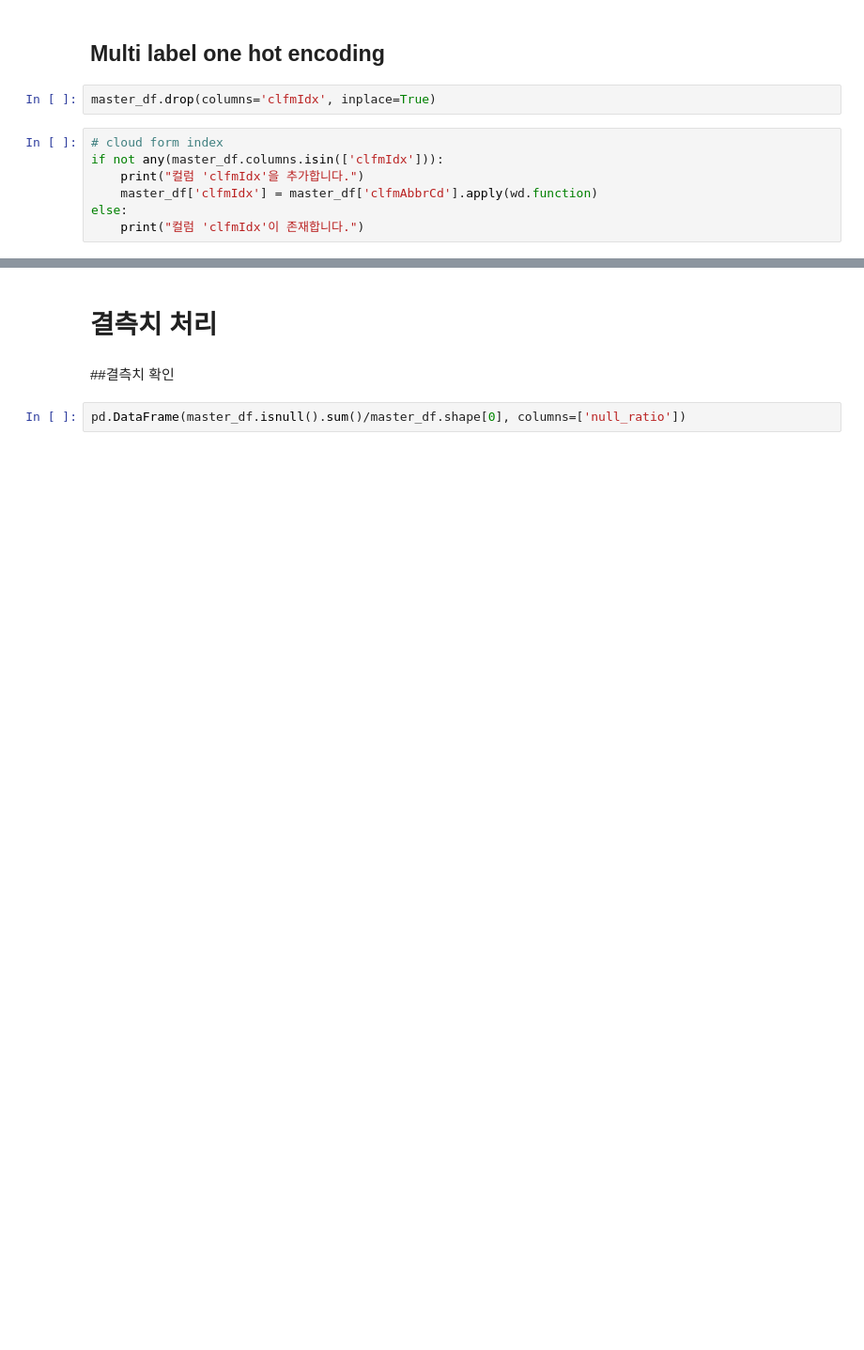
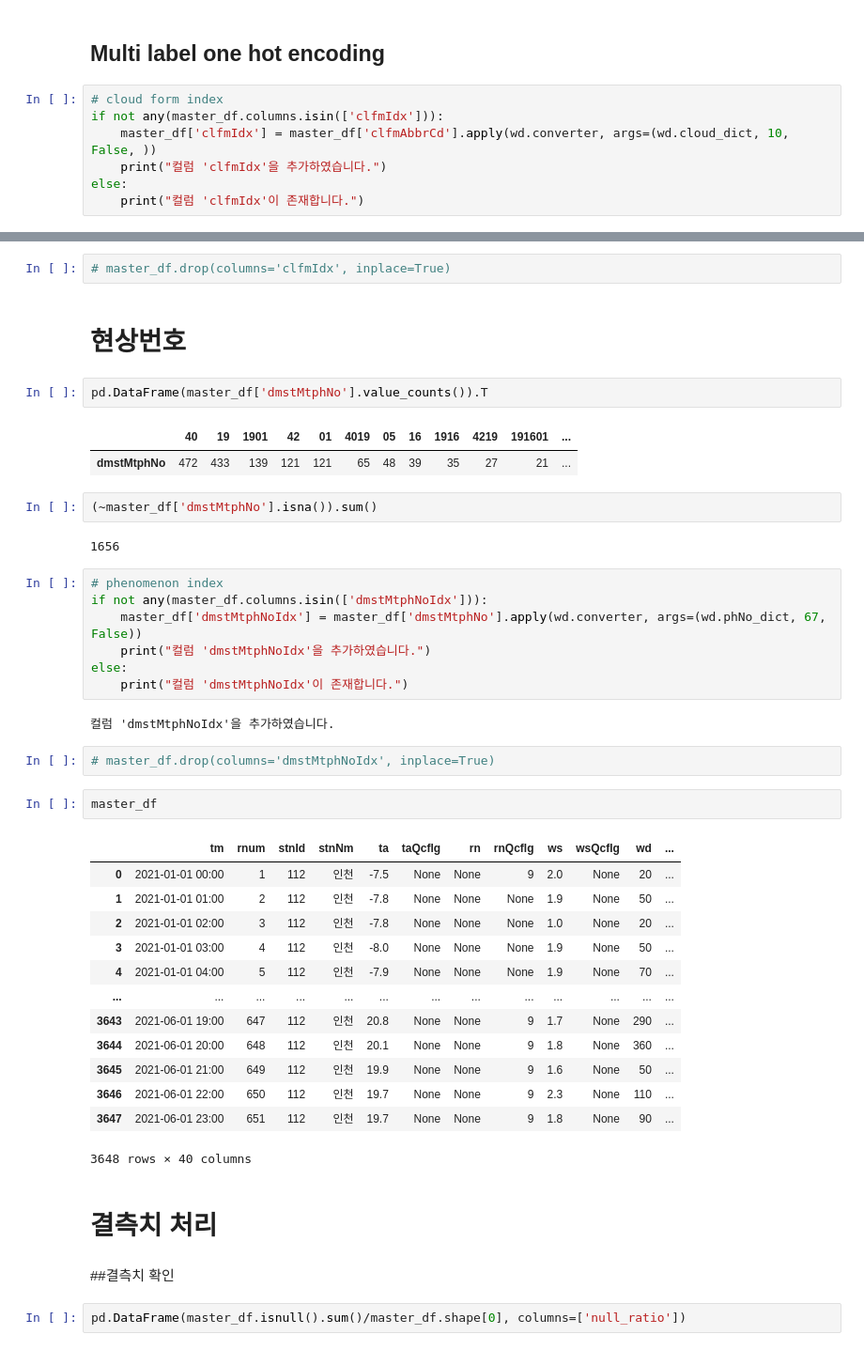
Before and after one commit to jongphago/weather-api, a Jupyter notebook: new_wather.ipynb, the cells around one changed output, grey strips where cells are left out. Shown at 94% size. Cells and saved outputs as stored; diff of their text form; blank space fills up the shorter version.

Commit message:
Add phenomenon function운형 전처리 함수를 변형함

```diff
--- a/new_wather.ipynb
+++ b/new_wather.ipynb
@@ -208,13 +206,11 @@ pd.DataFrame(master_df['clfmAbbrCd'].value_counts()).transpose()
 | clfmAbbrCd | 581 | 394 | 203 | 174 | 113 | 92 | 73 | 64 | 62 | 28 | 8 | ... |
 # %% [markdown]
 ## Multi label one hot encoding
-# %%
-master_df.drop(columns='clfmIdx', inplace=True)
 # %%
 # cloud form index
 if not any(master_df.columns.isin(['clfmIdx'])):
-    print("컬럼 'clfmIdx'을 추가합니다.")
-    master_df['clfmIdx'] = master_df['clfmAbbrCd'].apply(wd.function)
+    master_df['clfmIdx'] = master_df['clfmAbbrCd'].apply(wd.converter, args=(wd.cloud_dict, 10, False, ))
+    print("컬럼 'clfmIdx'을 추가하였습니다.")
 else:
     print("컬럼 'clfmIdx'이 존재합니다.")
 # %% [output]
@@ -237,3 +233,43 @@ Name: clfmIdx, Length: 1821, dtype: float64
+# %%
+# master_df.drop(columns='clfmIdx', inplace=True)
+# %% [markdown]
+# 현상번호
+# %%
+pd.DataFrame(master_df['dmstMtphNo'].value_counts()).T
+# %% [output]
+|  | 40 | 19 | 1901 | 42 | 01 | 4019 | 05 | 16 | 1916 | 4219 | 191601 | ... |
+| dmstMtphNo | 472 | 433 | 139 | 121 | 121 | 65 | 48 | 39 | 35 | 27 | 21 | ... |
+# %%
+(~master_df['dmstMtphNo'].isna()).sum()
+# %% [output]
+1656
+# %%
+# phenomenon index
+if not any(master_df.columns.isin(['dmstMtphNoIdx'])):
+    master_df['dmstMtphNoIdx'] = master_df['dmstMtphNo'].apply(wd.converter, args=(wd.phNo_dict, 67, False))
+    print("컬럼 'dmstMtphNoIdx'을 추가하였습니다.")
+else:
+    print("컬럼 'dmstMtphNoIdx'이 존재합니다.")
+# %% [output]
+컬럼 'dmstMtphNoIdx'을 추가하였습니다.
+# %%
+# master_df.drop(columns='dmstMtphNoIdx', inplace=True)
+# %%
+master_df
+# %% [output]
+|  | tm | rnum | stnId | stnNm | ta | taQcflg | rn | rnQcflg | ws | wsQcflg | wd | ... |
+| 0 | 2021-01-01 00:00 | 1 | 112 | 인천 | -7.5 | None | None | 9 | 2.0 | None | 20 | ... |
+| 1 | 2021-01-01 01:00 | 2 | 112 | 인천 | -7.8 | None | None | None | 1.9 | None | 50 | ... |
+| 2 | 2021-01-01 02:00 | 3 | 112 | 인천 | -7.8 | None | None | None | 1.0 | None | 20 | ... |
+| 3 | 2021-01-01 03:00 | 4 | 112 | 인천 | -8.0 | None | None | None | 1.9 | None | 50 | ... |
+| 4 | 2021-01-01 04:00 | 5 | 112 | 인천 | -7.9 | None | None | None | 1.9 | None | 70 | ... |
+| ... | ... | ... | ... | ... | ... | ... | ... | ... | ... | ... | ... | ... |
+| 3643 | 2021-06-01 19:00 | 647 | 112 | 인천 | 20.8 | None | None | 9 | 1.7 | None | 290 | ... |
+| 3644 | 2021-06-01 20:00 | 648 | 112 | 인천 | 20.1 | None | None | 9 | 1.8 | None | 360 | ... |
+| 3645 | 2021-06-01 21:00 | 649 | 112 | 인천 | 19.9 | None | None | 9 | 1.6 | None | 50 | ... |
+| 3646 | 2021-06-01 22:00 | 650 | 112 | 인천 | 19.7 | None | None | 9 | 2.3 | None | 110 | ... |
+| 3647 | 2021-06-01 23:00 | 651 | 112 | 인천 | 19.7 | None | None | 9 | 1.8 | None | 90 | ... |
+3648 rows × 40 columns
 # %% [markdown]
 # 결측치 처리
 # %% [markdown]
```
Also changed, not shown: parts of 17 cells of this notebook, 2 other files.
